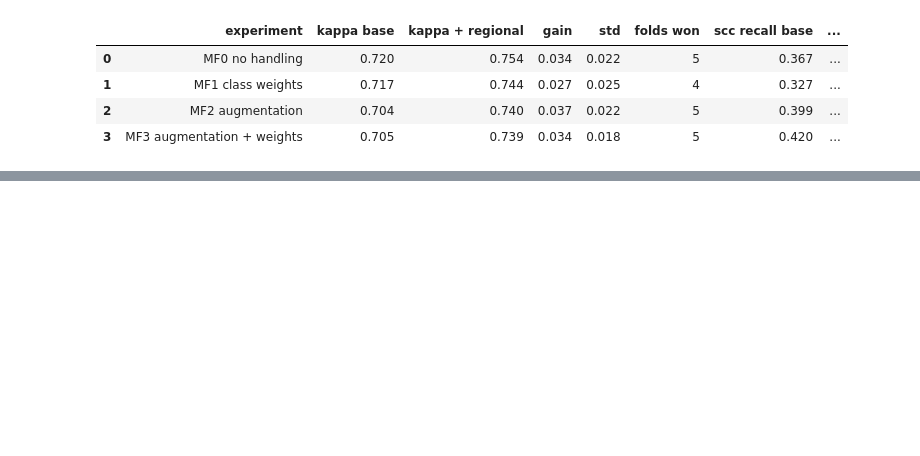
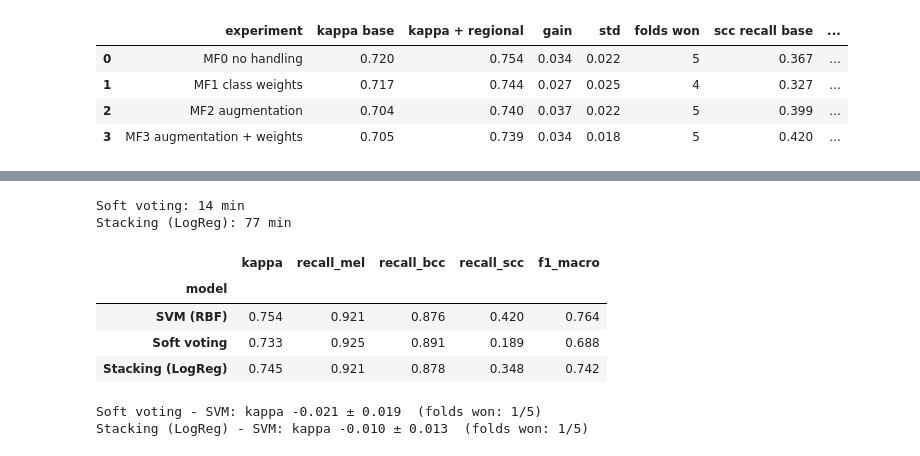
Before and after one commit to WillyWill20/Project-1-CAD, a Jupyter notebook: notebooks/multiclass-regional.ipynb, the cells around one changed output, grey strips where cells are left out. Saved outputs shown, nothing was run; the diff lists cells and outputs as text; code cells hidden in the pictures; blank space fills up the shorter version.

```diff
--- a/notebooks/multiclass-regional.ipynb
+++ b/notebooks/multiclass-regional.ipynb
@@ -131,0 +134,14 @@ pd.DataFrame(rows).round(3)
+# %%
+import time
+import joblib
+import matplotlib.pyplot as plt
+from sklearn.base import clone
+from src.experiments import build_ensembles, evaluate
+
+BASE = ["SVM (RBF)", "XGBoost", "HistGradBoost", "CatBoost"]
+mf0 = pd.read_csv(RESULTS_DIR / "multi_exp_regional.csv").query("experiment == 'MF0 no handling'").set_index("model")
+
+all_models = build_models()
+base_models = {m: clone(all_models[m]).set_params(**parse(mf0.loc[m, "params"])) for m in BASE}
+X_f1 = train[f1_cols].values
+{m: parse(mf0.loc[m, "params"]) for m in BASE}
@@ -131,0 +162,31 @@ pd.DataFrame(rows).round(3)
+# %%
+ens_folds = []
+for name, ens in build_ensembles(base_models).items():
+    start = time.perf_counter()
+    s = cross_validate(ens, X_f1, y, cv=CV, scoring=MULTI_SCORING, n_jobs=5)    # one fold per core
+    print(f"{name}: {(time.perf_counter() - start) / 60:.0f} min")
+    ens_folds.append(pd.DataFrame({m: s[f"test_{m}"] for m in MULTI_SCORING})
+                     .assign(experiment="MF0 ensembles", model=name, fold=range(5)))
+ens_folds = pd.concat(ens_folds, ignore_index=True)
+ens_folds.to_csv(RESULTS_DIR / "multi_exp_regional_ensembles_folds.csv", index=False)
+# %% [output]
+Soft voting: 14 min
+Stacking (LogReg): 77 min
+# %%
+metrics = list(MULTI_SCORING)
+svm_folds = (pd.read_csv(RESULTS_DIR / "multi_exp_regional_folds.csv")
+             .query("experiment == 'MF0 no handling'").sort_values("fold"))
+allf = pd.concat([svm_folds, ens_folds], ignore_index=True)
+display(allf.groupby("model", sort=False)[metrics].mean().round(3))
+
+for name, g in ens_folds.groupby("model", sort=False):
+    d = g.sort_values("fold")["kappa"].values - svm_folds["kappa"].values
+    print(f"{name} - SVM: kappa {d.mean():+.3f} ± {d.std(ddof=1):.3f}  (folds won: {(d > 0).sum()}/5)")
+# %% [output]
+|  | kappa | recall_mel | recall_bcc | recall_scc | f1_macro |
+| model |  |  |  |  |  |
+| SVM (RBF) | 0.754 | 0.921 | 0.876 | 0.420 | 0.764 |
+| Soft voting | 0.733 | 0.925 | 0.891 | 0.189 | 0.688 |
+| Stacking (LogReg) | 0.745 | 0.921 | 0.878 | 0.348 | 0.742 |
+Soft voting - SVM: kappa -0.021 ± 0.019  (folds won: 1/5)
+Stacking (LogReg) - SVM: kappa -0.010 ± 0.013  (folds won: 1/5)
```
Also changed, not shown: parts of 7 cells of this notebook, 3 other files.
